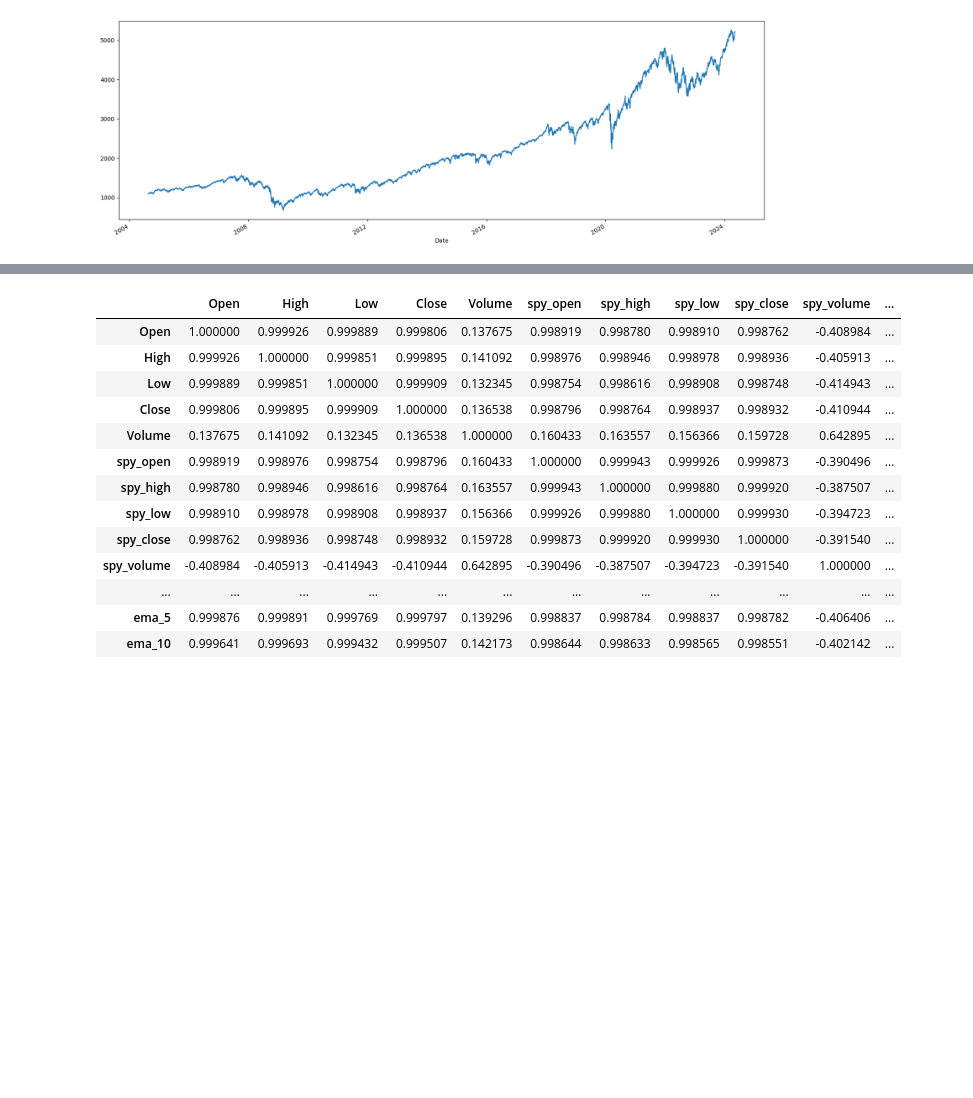
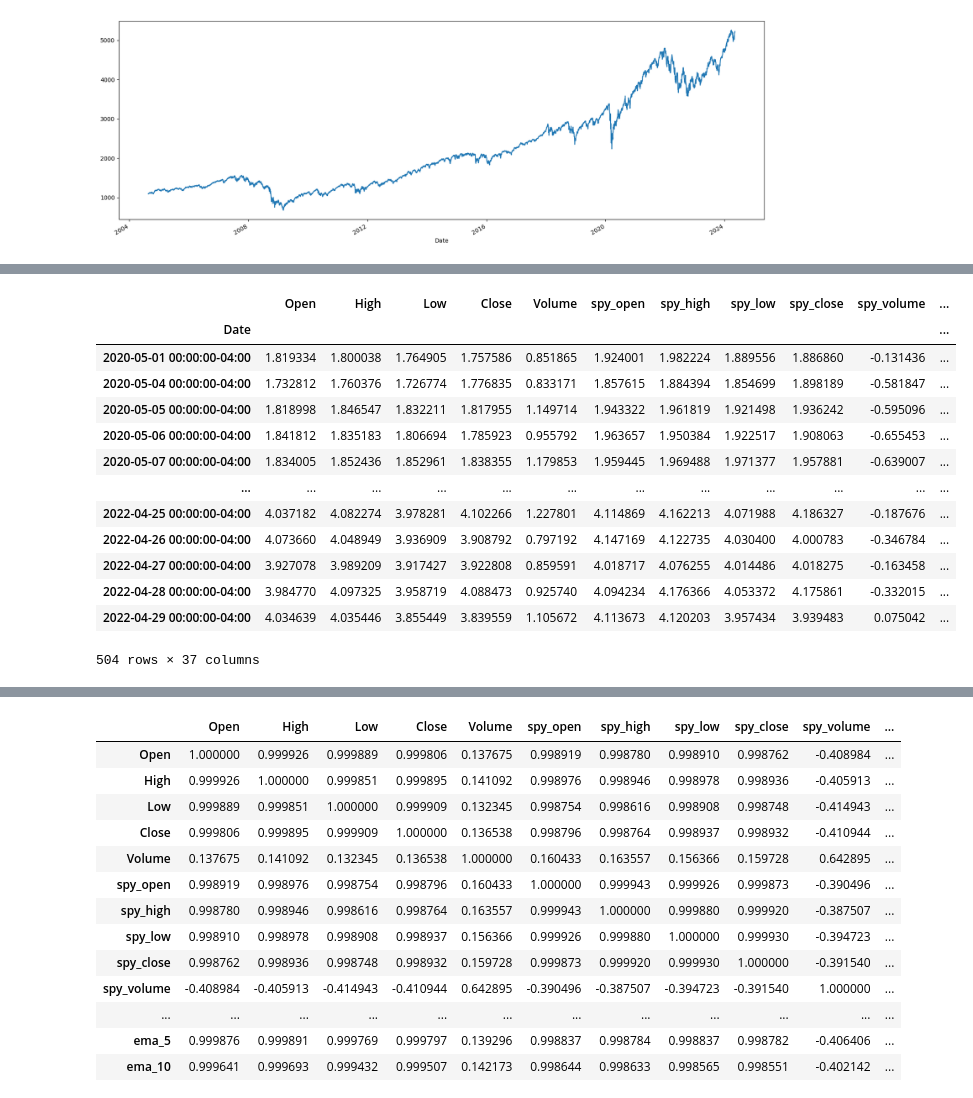
Before and after one commit to gri11/stonk, a Jupyter notebook: playground/RESNLS_clean.ipynb, the cells around one changed output, grey strips where cells are left out. Drawn from its saved outputs; the diff is of its cells as text; code cells hidden in the pictures; blank space fills up the shorter version.

```diff
--- a/playground/RESNLS_clean.ipynb
+++ b/playground/RESNLS_clean.ipynb
@@ -161,3 +146,20 @@ test_start = "2022-05-01"
 df_train = df.loc[:val_start].copy()
 df_val = df.loc[val_start:test_start].copy()
 df_test = df.loc[test_start:].copy()
+# %%
+df_val
+# %% [output]
+|  | Open | High | Low | Close | Volume | spy_open | spy_high | spy_low | spy_close | spy_volume | ... |
+| Date |  |  |  |  |  |  |  |  |  |  | ... |
+| 2020-05-01 00:00:00-04:00 | 1.819334 | 1.800038 | 1.764905 | 1.757586 | 0.851865 | 1.924001 | 1.982224 | 1.889556 | 1.886860 | -0.131436 | ... |
+| 2020-05-04 00:00:00-04:00 | 1.732812 | 1.760376 | 1.726774 | 1.776835 | 0.833171 | 1.857615 | 1.884394 | 1.854699 | 1.898189 | -0.581847 | ... |
+| 2020-05-05 00:00:00-04:00 | 1.818998 | 1.846547 | 1.832211 | 1.817955 | 1.149714 | 1.943322 | 1.961819 | 1.921498 | 1.936242 | -0.595096 | ... |
+| 2020-05-06 00:00:00-04:00 | 1.841812 | 1.835183 | 1.806694 | 1.785923 | 0.955792 | 1.963657 | 1.950384 | 1.922517 | 1.908063 | -0.655453 | ... |
+| 2020-05-07 00:00:00-04:00 | 1.834005 | 1.852436 | 1.852961 | 1.838355 | 1.179853 | 1.959445 | 1.969488 | 1.971377 | 1.957881 | -0.639007 | ... |
+| ... | ... | ... | ... | ... | ... | ... | ... | ... | ... | ... | ... |
+| 2022-04-25 00:00:00-04:00 | 4.037182 | 4.082274 | 3.978281 | 4.102266 | 1.227801 | 4.114869 | 4.162213 | 4.071988 | 4.186327 | -0.187676 | ... |
+| 2022-04-26 00:00:00-04:00 | 4.073660 | 4.048949 | 3.936909 | 3.908792 | 0.797192 | 4.147169 | 4.122735 | 4.030400 | 4.000783 | -0.346784 | ... |
+| 2022-04-27 00:00:00-04:00 | 3.927078 | 3.989209 | 3.917427 | 3.922808 | 0.859591 | 4.018717 | 4.076255 | 4.014486 | 4.018275 | -0.163458 | ... |
+| 2022-04-28 00:00:00-04:00 | 3.984770 | 4.097325 | 3.958719 | 4.088473 | 0.925740 | 4.094234 | 4.176366 | 4.053372 | 4.175861 | -0.332015 | ... |
+| 2022-04-29 00:00:00-04:00 | 4.034639 | 4.035446 | 3.855449 | 3.839559 | 1.105672 | 4.113673 | 4.120203 | 3.957434 | 3.939483 | 0.075042 | ... |
+504 rows × 37 columns
```
Also changed, not shown: parts of 31 cells of this notebook, 23 other files.
